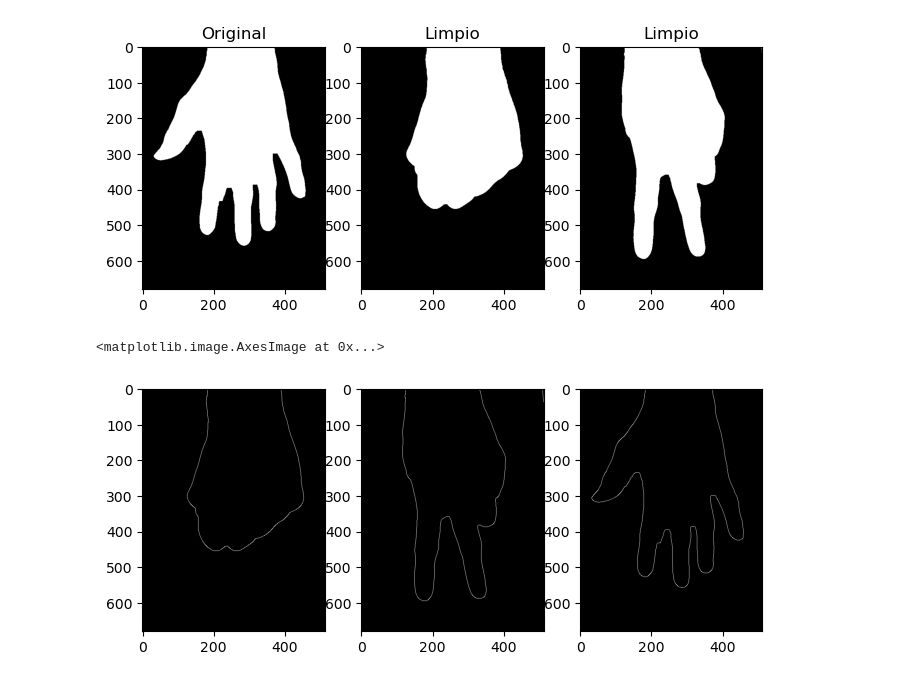
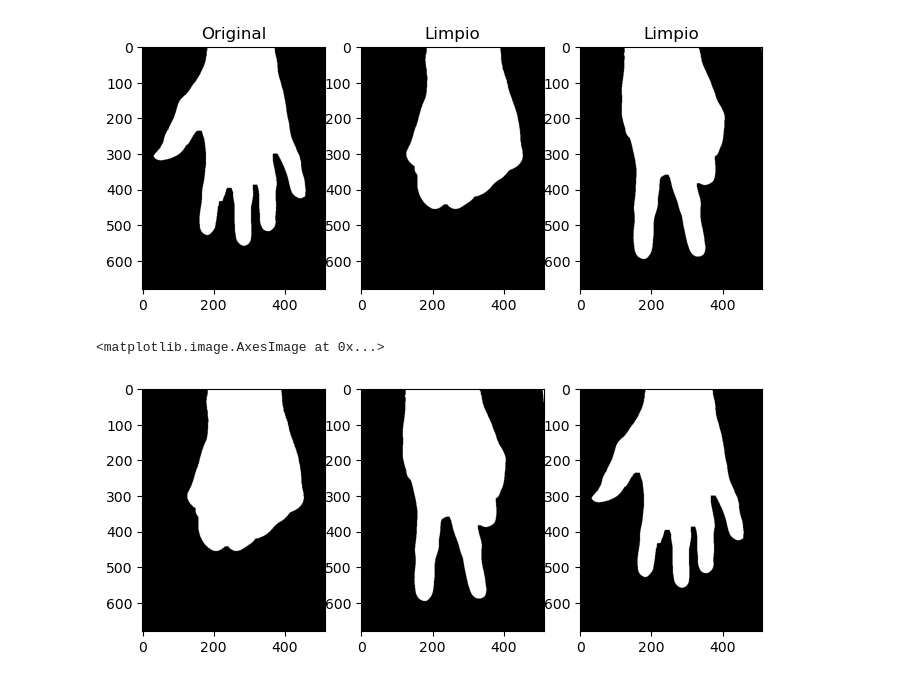
Before and after one commit to daferre01/BIGDATA-IA, a Jupyter notebook: IA/PROGRAMACION_DE_IA/Espacios_de_Color/piedrapapeltijera.ipynb, the cells around one changed output. Drawn from its saved outputs; the diff is of its cells as text; code cells hidden in the pictures.

```diff
--- a/IA/PROGRAMACION_DE_IA/Espacios_de_Color/piedrapapeltijera.ipynb
+++ b/IA/PROGRAMACION_DE_IA/Espacios_de_Color/piedrapapeltijera.ipynb
@@ -122,16 +122,20 @@ Text(0.5, 1.0, 'Limpio')
 # %%
 umbral_minimo = 50
 umbral_maximo = 100
 cnpiedra = cv.Canny(erosionpiedra, umbral_minimo, umbral_maximo)
 cntijera = cv.Canny(erosiontijera, umbral_minimo, umbral_maximo)
 cnpapel = cv.Canny(erosionpapel, umbral_minimo, umbral_maximo)
+
+cnpiedra = erosionpiedra; cnpapel = erosionpapel; cntijera = erosiontijera
+
+
 fig,(ax1,ax2,ax3) = plt.subplots(1,3)
 
 ax1.imshow(cnpiedra,cmap="gray")
 ax2.imshow(cntijera,cmap="gray")
 ax3.imshow(cnpapel,cmap="gray")
 # %% [output]
 <matplotlib.image.AxesImage at 0x...>
-[figure, old version]
+[figure, new version]
 # %%
 
```
Also changed, not shown: parts of 4 cells of this notebook.
